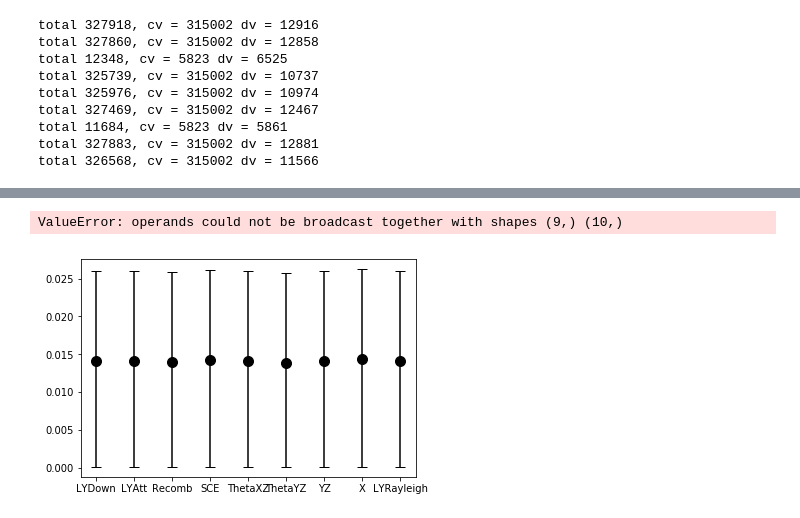
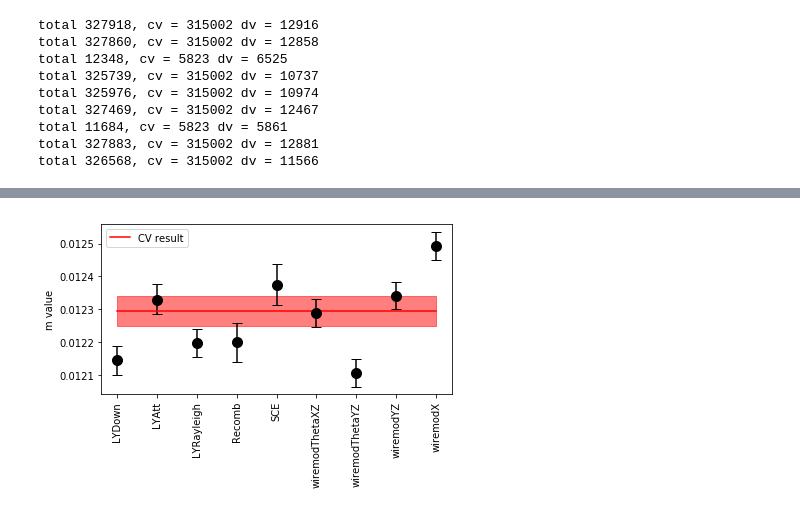
Before and after one commit to LArbys/1L1PSelection, a Jupyter notebook: Pi0Study/ShowerCalibration.ipynb, the cells around one changed output, grey strips where cells are left out. Saved outputs shown, nothing was run; the diff lists cells and outputs as text; code cells hidden in the pictures.

```diff
--- a/Pi0Study/ShowerCalibration.ipynb
+++ b/Pi0Study/ShowerCalibration.ipynb
@@ -202,9 +208,9 @@ all events:  3307
 # %%
 # start with classic pi0 cuts on each df
 # cut on new shower variables separately
-cuts_new = 'good ==1 and PassPMTPrecut ==1 and PassShowerReco ==1 and InFiducial ==1 and _pi0mass_new<400 and DeltaMass_new >0 and DeltaMass_new <1400 and NTracks ==2 and Proton_Edep>60.0  and Electron_Edep>35.0  and shower1_E_Y_new>80 and ChargeNearTrunk >250 and Electron_ThetaRecoB_e1ep <1.5 and _shower_alpha <2.5 and _pi0mass_new>0 and BDTscore_1e1p<.7'
+cuts_new = 'good ==1 and PassPMTPrecut ==1 and PassShowerReco ==1 and InFiducial ==1 and _pi0mass_new<300 and DeltaMass_new >0 and DeltaMass_new <1400 and NTracks ==2 and Proton_Edep>60.0  and Electron_Edep>35.0  and shower1_E_Y_new>80 and ChargeNearTrunk >250 and Electron_ThetaRecoB_e1ep <1.5 and _shower_alpha <2.5 and _pi0mass_new>0 and BDTscore_1e1p<.7'
 # cuts_new=precuts
-cuts_2 = 'PassPMTPrecut ==1 and PassShowerReco ==1 and InFiducial ==1 and _pi0mass_new<400 and DeltaMass_new >0 and DeltaMass_new <1400 and NTracks ==2 and Proton_Edep>60.0  and Electron_Edep>35.0  and shower1_E_Y_new>80 and ChargeNearTrunk >250 and Electron_ThetaRecoB_e1ep <1.5 and _shower_alpha <2.5 and _pi0mass_new>0 and BDTscore_1e1p<.7'
+cuts_2 = 'PassPMTPrecut ==1 and PassShowerReco ==1 and InFiducial ==1 and _pi0mass_new<300 and DeltaMass_new >0 and DeltaMass_new <1400 and NTracks ==2 and Proton_Edep>60.0  and Electron_Edep>35.0  and shower1_E_Y_new>80 and ChargeNearTrunk >250 and Electron_ThetaRecoB_e1ep <1.5 and _shower_alpha <2.5 and _pi0mass_new>0 and BDTscore_1e1p<.7'
 
 RSE = ['run','subrun','event']
 sort = 'shower1_E_Y'
@@ -226,6 +232,8 @@ print(len(df_data_r1_open_pi0)/len(df_numu_pi0))
 
 df_numu_r2_pi0 = df_numu_r2_goodruns_pmtprecut.query(cuts_new + 'and not (nu_interaction_ccnc==0 and abs(nu_pdg)==12)')
 df_numu_r2_pi0 = df_numu_r2_pi0.sort_values(sort,ascending=False).drop_duplicates('CVIndex').sort_index()
+df_numu_r2_1mil_pi0 = df_numu_r2_1mil_goodruns_pmtprecut.query(cuts_new + 'and not (nu_interaction_ccnc==0 and abs(nu_pdg)==12)')
+df_numu_r2_1mil_pi0 = df_numu_r2_1mil_pi0.sort_values(sort,ascending=False).drop_duplicates(RSE).sort_index()
 df_nue_r2_pi0 = df_nue_r2_goodruns_pmtprecut.query(cuts_new)
 df_nue_r2_pi0 = df_nue_r2_pi0.sort_values(sort,ascending=False).drop_duplicates(RSE).sort_index()
 print(len(df_nue_r2_pi0))
@@ -416,7 +426,7 @@ def findSlopeandBias(df,m,weight=False):
         dM= 29.8
 
         chisq = ((135-sqrt(newmass))**2)/(dM**2)
-        if weight==True:
+        if False:
             chisq=chisq*df['pi0_weight'].values[idx]
 
 #         print("C:","%.2f" % C,"A1:","%.2f" % A1,"A2:","%.2f" % A2,"newmass:","%.2f" % newmass,"sqrt(newmass):","%.2f" % sqrt(newmass),"numerator","%.2f" % (135**2-newmass)**2,"dm:","%.2f" % dM,"chisq:","%.2f" % chisq)
@@ -805,7 +845,7 @@ total 327883, cv = 315002 dv = 12881
 total 326568, cv = 315002 dv = 11566
 # %%
 # first cut all samples
-cuts = 'PassSimpleCuts ==1 and Proton_Edep>60.0  and Electron_Edep>35.0 and PassPMTPrecut==1 and PassShowerReco==1  and shower1_E_Y>80 and ChargeNearTrunk >250 and Electron_ThetaRecoB_e1ep <1.5 and _shower_alpha <2.5 and _pi0mass_new>0 and _pi0mass_new < 200 and DeltaMass_new>0 and DeltaMass_new<1400 '
+cuts = 'PassPMTPrecut ==1 and PassShowerReco ==1 and InFiducial ==1 and _pi0mass_new<300 and DeltaMass_new >0 and DeltaMass_new <1400 and NTracks ==2 and Proton_Edep>60.0  and Electron_Edep>35.0  and shower1_E_Y_new>80 and ChargeNearTrunk >250 and Electron_ThetaRecoB_e1ep <1.5 and _shower_alpha <2.5 and _pi0mass_new>0 and BDTscore_1e1p<.7'
 lengths = [] # list of lengths of each cut sample
 names = [] # list of names of each sample
 dfs = [] #list of dfs
@@ -827,6 +867,9 @@ dfs.append(df_run3_pi0_LYDown)
 lengths.append(len(df_run3_pi0_LYAtt))
 names.append("LYAtt")
 dfs.append(df_run3_pi0_LYAtt)
+lengths.append(len(df_run3_pi0_LYRayleigh))
+names.append("LYRayleigh")
+dfs.append(df_run3_pi0_LYRayleigh)
 lengths.append(len(df_run3_pi0_Recomb))
 names.append("Recomb")
 dfs.append(df_run3_pi0_Recomb)
@@ -834,20 +877,17 @@ lengths.append(len(df_run3_pi0_SCE))
 names.append("SCE")
 dfs.append(df_run3_pi0_SCE)
 lengths.append(len(df_run3_pi0_WiremodThetaXZ))
-names.append("ThetaXZ")
+names.append("wiremodThetaXZ")
 dfs.append(df_run3_pi0_WiremodThetaXZ)
 lengths.append(len(df_run3_pi0_WiremodThetaYZ))
-names.append("ThetaYZ")
+names.append("wiremodThetaYZ")
 dfs.append(df_run3_pi0_WiremodThetaYZ)
 lengths.append(len(df_run3_pi0_WiremodYZ))
-names.append("YZ")
+names.append("wiremodYZ")
 dfs.append(df_run3_pi0_WiremodYZ)
 lengths.append(len(df_run3_pi0_WiremodX))
-names.append("X")
+names.append("wiremodX")
 dfs.append(df_run3_pi0_WiremodX)
-lengths.append(len(df_run3_pi0_LYRayleigh))
-names.append("LYRayleigh")
-dfs.append(df_run3_pi0_LYRayleigh)
 
 
 print(lengths)
@@ -858,6 +898,7 @@ print(names)
 # %%
 #  now calculate the minchi2 and range for each sample
-shift = (minslope_all-minslope_good)
+# shift = allmc - good mc
+shift = 0.01165 -0.012296
 mins = []
 min_low = []
 min_high = []
@@ -870,7 +911,8 @@ for idx in range(len(dfs)):
     X = slopes_2D
 
     for i in range(len(slopes_2D)):
-        chi2 = (findSlopeandBias(dfs[idx],slopes_2D[i],slopes_2D[i]))
+
+        chi2 = findSlopeandBias(dfs[idx],slopes_2D[i])
         square_vals[i]=chi2
 
         if(chi2<minval):
@@ -888,8 +930,8 @@ for idx in range(len(dfs)):
             if (slopes_2D[i]< minallowed_val):
                 minallowed_val = slopes_2D[i]
 
-    min_low.append(minallowed_val-(minallowed_val_all-minallowed_val_good))
-    min_high.append(maxallowed_val_data-(maxallowed_val_all-maxallowed_val_good))
+    min_low.append(minslope - minallowed_val)
+    min_high.append(-1*(minslope - maxallowed_val))
 
     fig, ax = plt.subplots()
     plt.plot(slopes_2D,square_vals)
@@ -925,16 +967,18 @@ LYRayleigh
 # %%
 # put into a single plot
 fig, ax = plt.subplots()
 ax.errorbar(names,mins,fmt='o',yerr=[min_low ,min_high],color='black',capsize=5,markersize = 10)
 
-y_value = [minslope_data-(minslope_all-minslope_good) for i in range(10)]
-y_min = [minallowed_val_data-(minallowed_val_all-minallowed_val_good)  for i in range(10)]
-y_max = [ maxallowed_val_data-(maxallowed_val_all-maxallowed_val_good) for i in range(10)]
+y_value = [0.012296 for i in range(9)]
+y_min = [0.012251 for i in range(9)]
+y_max = [ 0.012341 for i in range(9)]
 
 plt.fill_between(names, y_min, y_max, alpha=.5,color = 'red')
-plt.plot(names,y_value,color = "red")
+plt.plot(names,y_value,color = "red", label = "CV result")
 ax.set_ylabel("m value" )
 plt.xticks(rotation=90)
+plt.legend()
+plt.tight_layout()
+plt.savefig('detvar.png')
 # %% [output]
-ValueError: operands could not be broadcast together with shapes (9,) (10,)
-[figure, old version]
+[figure, new version]
```
Also changed, not shown: parts of 20 cells of this notebook, 7 other files.
